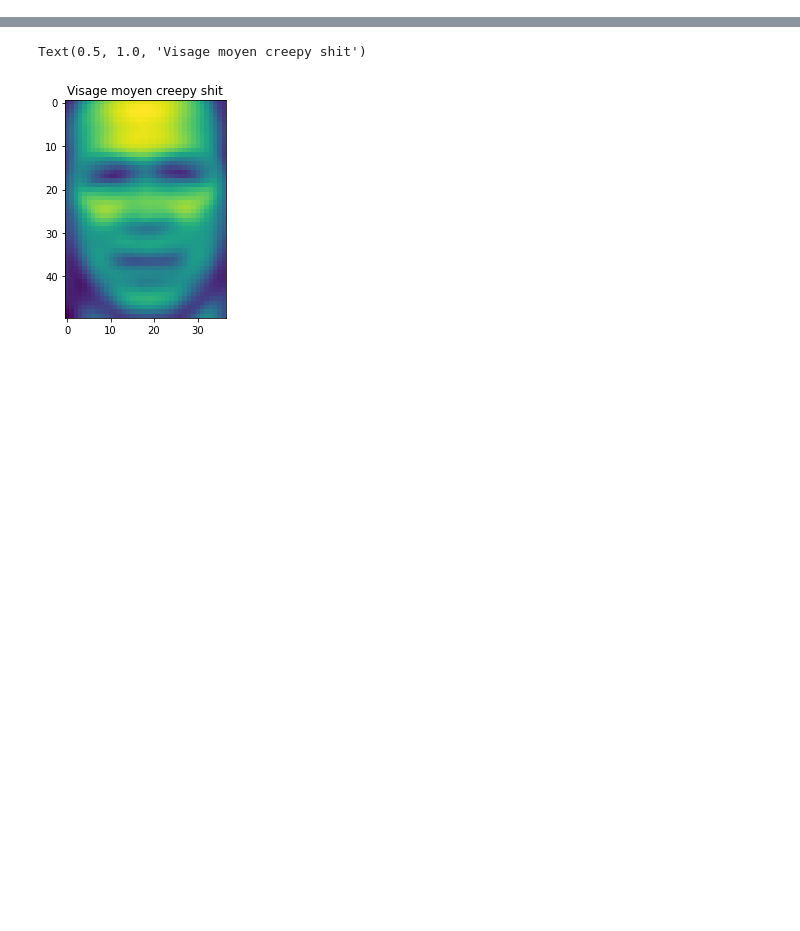
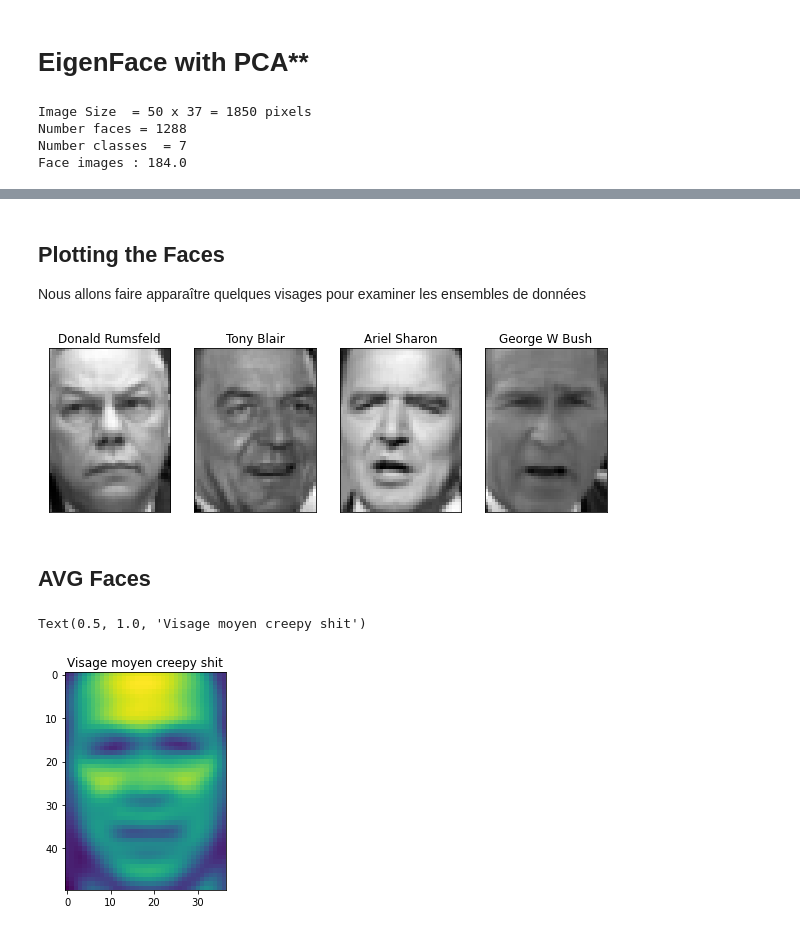
Before and after one commit to ahmedbrh/PCA-eigenFaces, a Jupyter notebook: EigenFace.ipynb, the cells around one changed output, grey strips where cells are left out. Drawn from its saved outputs; the diff is of its cells as text; code cells hidden in the pictures; blank space fills up the shorter version.

```diff
--- a/EigenFace.ipynb
+++ b/EigenFace.ipynb
@@ -1,3 +1,5 @@
+# %% [markdown]
+# EigenFace with PCA**
 # %%
 import matplotlib.pyplot as plt
 import numpy as np
@@ -11,19 +13,61 @@ people = fetch_lfw_people(min_faces_per_person = 70, resize = 0.4)
 
 # largeur et longueur des images
 n_samples, h, w = people.images.shape
+npix = h*w
 #données, (chaque image est dans un tableau ou vecteur 1 dimension)
 X = people.data
 #étiquettes de chaque image ex f(X[0]) = Y[0] = 5 => names[5] = "G. bush"
 Y = people.target
 names = people.target_names
+
+n_classes = people.target_names.shape[0]
+print("Image Size  = {0:d} x {1:d} = {2:d} pixels".format(h,w,npix))
+print("Number faces = {0:d}".format(n_samples))
+print("Number classes  = {0:d}".format(n_classes))
+#face images or sample per class on average
+print(f'Face images : { n_samples/ n_classes}'  )
+'''
+RQ : Nous obtenons environ 184 images de visages par classe en moyenne.
+Il y a donc beaucoup moins de classes que de pixels par image
+nous allons donc devoir effectuer un certain type de réduction des données.
+'''
+
 # Divisons nos données en données d'entrainement et en données qui nous seviront pour tester si notre fonction marche bien
-
 X_train, X_test, y_train, y_test = train_test_split(
     X, Y, test_size = 0.25, random_state = 42)
 #Le but de l'exercice est donc de créer cette fonction f(x) qui quand on lui fournit une image, nous donne le nom de la personne
 X = X_train
+# %% [output]
+Image Size  = 50 x 37 = 1850 pixels
+Number faces = 1288
+Number classes  = 7
+Face images : 184.0
 # %% [markdown]
 ![](EquationsImages/meanImages.png)
+# %% [markdown]
+## Plotting the Faces
+Nous allons faire apparaître quelques visages pour examiner les ensembles de données
+# %%
+def pltFace(x):
+    h = 50
+    w = 37
+    #Commande imshow utiliser pour afficher les données sous forme d'image  2D black&white only;
+    plt.imshow(x.reshape((h,w)),cmap = plt.cm.gray)
+    plt.xticks([])
+    plt.yticks([])
+
+I = np.random.permutation(n_samples)
+plt.figure(figsize = (10,20))
+nplt = 4
+for i in range(nplt):
+    ind = I[i]
+    plt.subplot(1,nplt,i+1)
+    pltFace(X[ind])
+    plt.title(people.target_names[Y[ind]])
+# %% [output]
+[figure, added]
+# %% [markdown]
+## AVG Faces
 # %%
 #Calculons la moyenne des visages :o
 visageMoyen = np.zeros(h*w) #Initialisser un tableau numpy vide 1 dimension
```
Also changed, not shown: parts of 8 cells of this notebook.
